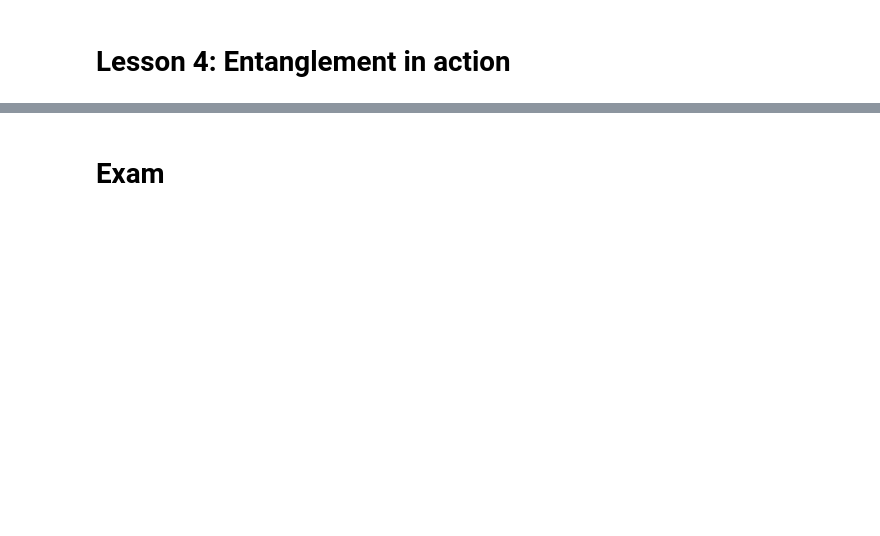
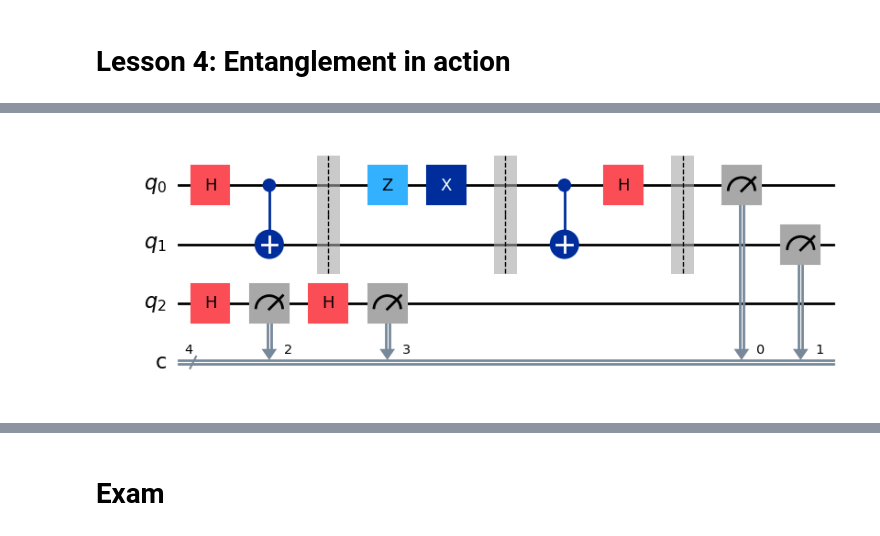
Before and after one commit to EvaaVos/Quantum_Computing_Course, a Jupyter notebook: Qiskit/Unit1_BasicQInformation.ipynb, the cells around one changed output, grey strips where cells are left out. Cells and saved outputs as stored; diff of their text form; code cells hidden in the pictures; blank space fills up the shorter version.

```diff
--- a/Qiskit/Unit1_BasicQInformation.ipynb
+++ b/Qiskit/Unit1_BasicQInformation.ipynb
@@ -377,0 +428,16 @@ display(plot_histogram(filtered_statistics))
+# %%
+## How combine two circuits (no valid for the exercise)
+
+random_bits=QuantumCircuit(1,2)
+random_bits.h(0)
+random_bits.measure(0,0)
+random_bits.h(0)
+random_bits.measure(0,1)
+
+superdense_random=QuantumCircuit(3,4)
+superdense_random.compose(superdense, qubits=[0,1], clbits=[0,1], inplace=True)
+superdense_random.compose(random_bits, qubits=[2], clbits=[2,3], inplace=True)
+
+display(superdense_random.draw(output="mpl"))
+# %% [output]
+[figure, added]
```
Also changed, not shown: parts of 21 cells of this notebook.
